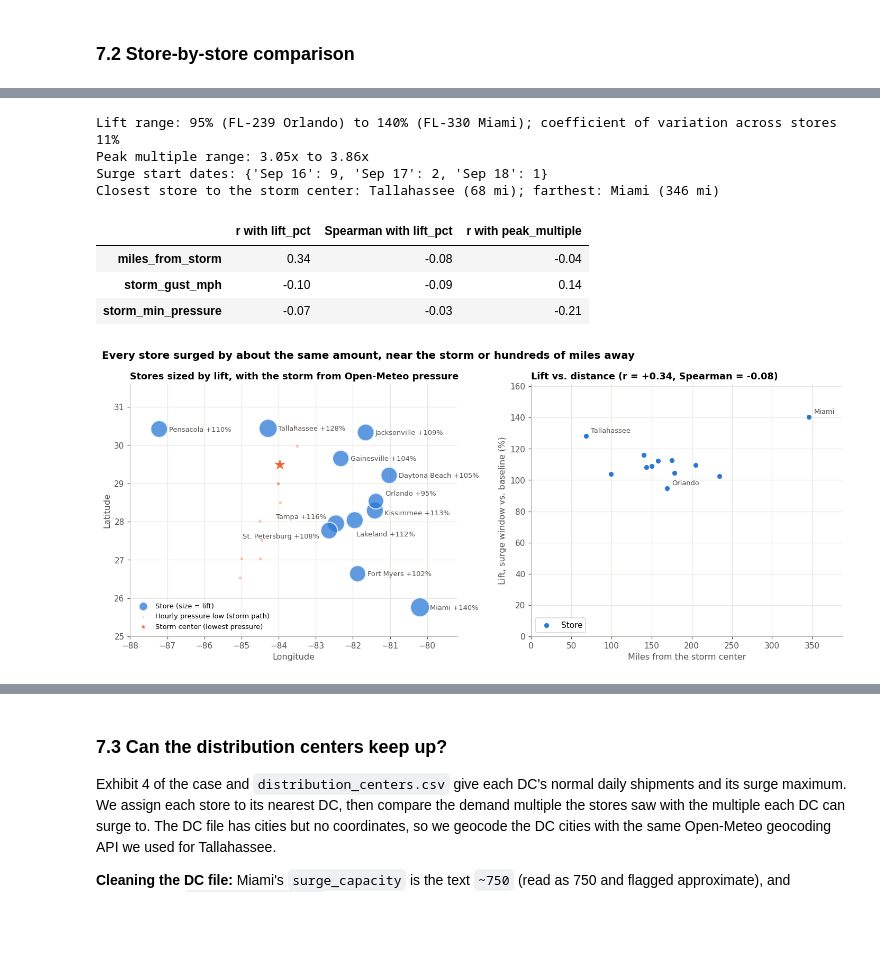
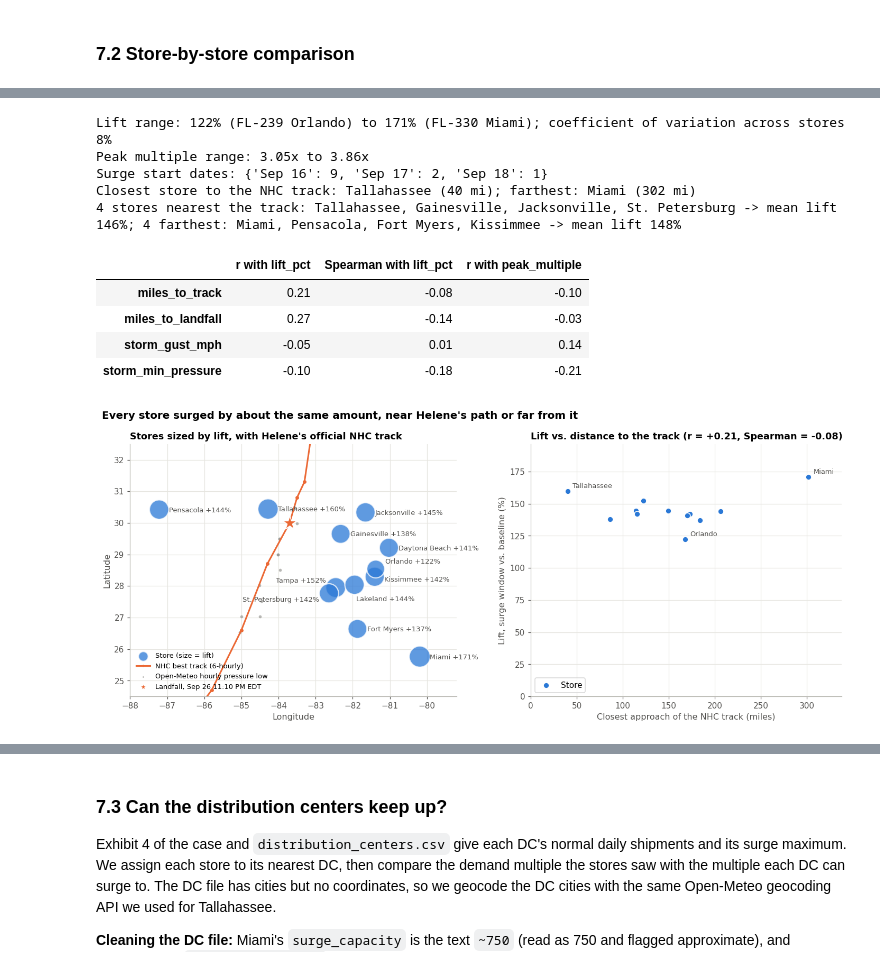
Before and after one commit to aymanr8-dot/DS-2002-Walmart-Hurricane-Project_Data-Demons-, a Jupyter notebook: notebooks/team_notebook.ipynb, the cells around one changed output, grey strips where cells are left out. Cells and saved outputs as stored; diff of their text form; code cells hidden in the pictures; blank space fills up the shorter version.

```diff
--- a/notebooks/team_notebook.ipynb
+++ b/notebooks/team_notebook.ipynb
@@ -730,9 +800,14 @@ def lift_table(df, by, base=(BASELINE_START, BASELINE_END), surge=None):
                       "surge_units_per_day": window_rate(df, *surge, by)})
     t["extra_units_per_day"] = t["surge_units_per_day"] - t["baseline_units_per_day"]
     t["lift_pct"] = 100 * (t["surge_units_per_day"] / t["baseline_units_per_day"] - 1)
+    t["rank_relative"] = t["lift_pct"].rank(ascending=False, method="min").astype(int)              # % change
+    t["rank_absolute"] = t["extra_units_per_day"].rank(ascending=False, method="min").astype(int)  # extra units/day
     return t.sort_values("lift_pct", ascending=False).round(1)
 
 cat_lift = lift_table(dated_sales, "category")
 top5 = cat_lift.head(5).index.tolist()
+moved = cat_lift[cat_lift["rank_relative"] != cat_lift["rank_absolute"]]
+print(f"Ranked by % lift, #1 is {cat_lift.index[0]}; ranked by extra units/day, #1 is {cat_lift['extra_units_per_day'].idxmax()}. "
+      f"{len(moved)} of {len(cat_lift)} categories change rank between the two.")
 cat_lift
 # %% [output]
@@ -855,13 +940,13 @@ daily_cat = dated_sales.groupby(["date", "category"])["quantity"].sum().unstack(
 fig, ax = plt.subplots(figsize=(11, 5))
 for i, c in enumerate(top5):
     ax.plot(daily_cat.index, daily_cat[c], color=PALETTE[i], label=c)
-ax.set_title("Demand rose in two steps (Sept 16, Sept 21), peaked Sept 24–25, and fell once the storm arrived")
+ax.set_title(f"Demand broke out {DEMAND_ONSET:%b %d}, climbed through the 7-day window (shaded), peaked Sept 24–25, fell at landfall")
 ax.set_ylabel("Units sold per day (12 stores)")
 ax.set_xlabel("Date (September 2024)")
 ax.set_ylim(0)
 ax.xaxis.set_major_formatter(mdates.DateFormatter("%b %d"))
 ax.axvspan(SURGE_START, SURGE_END + pd.Timedelta(days=1), color=PALETTE[1], alpha=0.08, lw=0)
-shade_windows(ax, arrival=STORM_ARRIVAL)
+shade_windows(ax, arrival=LANDFALL)
 ax.legend(loc="upper left", ncol=5, bbox_to_anchor=(0, -0.12))
 plt.tight_layout(); plt.show()
 # %% [output]
@@ -869,9 +954,16 @@ plt.tight_layout(); plt.show()
 # %%
 q1 = cat_lift
-print(f"Q1 numbers: surge window {SURGE_START:%b %d}–{SURGE_END:%b %d}; total units/day "
+print(f"Q1 numbers: surge window {SURGE_START:%b %d}–{SURGE_END:%b %d} (7 days before landfall); total units/day "
       f"{base.mean():.0f} -> {daily_units[SURGE_START:SURGE_END].mean():.0f} "
       f"(+{100 * (daily_units[SURGE_START:SURGE_END].mean() / base.mean() - 1):.0f}%)")
 for c, r in q1.head(5).iterrows():
-    print(f"  {c:<14} {r.baseline_units_per_day:>6.1f} -> {r.surge_units_per_day:>6.1f} units/day  (+{r.lift_pct:.0f}%)")
+    print(f"  {c:<14} {r.baseline_units_per_day:>6.1f} -> {r.surge_units_per_day:>6.1f} units/day (+{r.lift_pct:.0f}%, "
+          f"+{r.extra_units_per_day:.0f} units/day, absolute rank #{int(r.rank_absolute)})")
 print(f"Smallest lift: {q1.index[-1]} (+{q1['lift_pct'].iloc[-1]:.0f}%)")
+print(f"Biggest absolute increase: {q1['extra_units_per_day'].idxmax()} (+{q1['extra_units_per_day'].max():.0f} units/day)")
+for name, (a, b) in PHASES.items():
+    print(f"  {name:<30} total {phase_lift.loc['ALL CATEGORIES', name]:+.0f}%")
+print("Peak (Sep 24-25) multiple, Breakfast / Emergency:",
+      f"{1 + phase_lift.loc['Breakfast', 'window: peak (Sep 24-25)'] / 100:.1f}x /",
+      f"{1 + phase_lift.loc['Emergency', 'window: peak (Sep 24-25)'] / 100:.1f}x")
 # %% [output]
@@ -1411,6 +1650,6 @@ q4 = q4.sort_values("lift_pct", ascending=False)
 # %%
 # Does geography explain the differences? 12 stores, so these are descriptive, not significance tests.
-GEO = ["miles_from_storm", "storm_gust_mph", "storm_min_pressure"]
+GEO = ["miles_to_track", "miles_to_landfall", "storm_gust_mph", "storm_min_pressure"]
 geo = pd.DataFrame({
     "r with lift_pct": [q4["lift_pct"].corr(q4[c]) for c in GEO],
     "Spearman with lift_pct": [q4["lift_pct"].corr(q4[c], method="spearman") for c in GEO],
@@ -1421,55 +1660,61 @@ print(f"Lift range: {q4['lift_pct'].min():.0f}% ({q4['lift_pct'].idxmin()} {q4.l
       f"coefficient of variation across stores {q4['lift_pct'].std() / q4['lift_pct'].mean():.0%}")
 print(f"Peak multiple range: {q4['peak_multiple'].min():.2f}x to {q4['peak_multiple'].max():.2f}x")
 print("Surge start dates:", q4["surge_start"].dt.strftime("%b %d").value_counts().to_dict())
-print(f"Closest store to the storm center: {q4.loc[q4['miles_from_storm'].idxmin(), 'city']} "
-      f"({q4['miles_from_storm'].min():.0f} mi); farthest: {q4.loc[q4['miles_from_storm'].idxmax(), 'city']} "
-      f"({q4['miles_from_storm'].max():.0f} mi)")
+print(f"Closest store to the NHC track: {q4.loc[q4['miles_to_track'].idxmin(), 'city']} "
+      f"({q4['miles_to_track'].min():.0f} mi); farthest: {q4.loc[q4['miles_to_track'].idxmax(), 'city']} "
+      f"({q4['miles_to_track'].max():.0f} mi)")
+near = q4.nsmallest(4, "miles_to_track"); far = q4.nlargest(4, "miles_to_track")
+print(f"4 stores nearest the track: {', '.join(near['city'])} -> mean lift {near['lift_pct'].mean():.0f}%; "
+      f"4 farthest: {', '.join(far['city'])} -> mean lift {far['lift_pct'].mean():.0f}%")
 geo
 # %% [output]
-Lift range: 95% (FL-239 Orlando) to 140% (FL-330 Miami); coefficient of variation across stores 11%
+Lift range: 122% (FL-239 Orlando) to 171% (FL-330 Miami); coefficient of variation across stores 8%
 Peak multiple range: 3.05x to 3.86x
 Surge start dates: {'Sep 16': 9, 'Sep 17': 2, 'Sep 18': 1}
-Closest store to the storm center: Tallahassee (68 mi); farthest: Miami (346 mi)
+Closest store to the NHC track: Tallahassee (40 mi); farthest: Miami (302 mi)
+4 stores nearest the track: Tallahassee, Gainesville, Jacksonville, St. Petersburg -> mean lift 146%; 4 farthest: Miami, Pensacola, Fort Myers, Kissimmee -> mean lift 148%
 |  | r with lift_pct | Spearman with lift_pct | r with peak_multiple |
-| miles_from_storm | 0.34 | -0.08 | -0.04 |
-| storm_gust_mph | -0.10 | -0.09 | 0.14 |
-| storm_min_pressure | -0.07 | -0.03 | -0.21 |
+| miles_to_track | 0.21 | -0.08 | -0.10 |
+| miles_to_landfall | 0.27 | -0.14 | -0.03 |
+| storm_gust_mph | -0.05 | 0.01 | 0.14 |
+| storm_min_pressure | -0.10 | -0.18 | -0.21 |
 # %%
 # Chart: where the stores are vs. the storm, and lift vs. distance
 fig, (a1, a2) = plt.subplots(1, 2, figsize=(13, 5.6), gridspec_kw={"width_ratios": [1.05, 1]})
 a1.scatter(q4["longitude"], q4["latitude"], s=q4["lift_pct"] * 4, color=PALETTE[0], alpha=0.75, edgecolor="white",
            linewidth=1.5, label="Store (size = lift)")
 OFFSETS = {"FL-105": (-12, 6, "right"), "FL-445": (-12, -10, "right"), "FL-302": (2, -20, "left"),
            "FL-287": (12, -6, "left"), "FL-239": (12, 7, "left")}     # keeps the central-Florida labels apart
 for sid, r in q4.iterrows():
     dx, dy, ha = OFFSETS.get(sid, (12, -3, "left"))
     a1.annotate(f"{r['city']} +{r['lift_pct']:.0f}%", (r["longitude"], r["latitude"]), xytext=(dx, dy),
                 textcoords="offset points", ha=ha, fontsize=8.5, color="#52514e")
-if len(track):
-    a1.scatter(track["lon"], track["lat"], s=14, color=PALETTE[1], alpha=0.35, lw=0, label="Hourly pressure low (storm path)")
+a1.plot(nhc["lon"], nhc["lat"], color=PALETTE[1], lw=2, marker="o", ms=3.5, label="NHC best track (6-hourly)")
+if len(grid_track):
+    a1.scatter(grid_track["lon"], grid_track["lat"], s=14, color=MUTED, alpha=0.6, lw=0, label="Open-Meteo hourly pressure low")
 a1.scatter([STORM_LON], [STORM_LAT], marker="*", s=320, color=PALETTE[1], edgecolor="white", linewidth=1, zorder=5,
-           label="Storm center (lowest pressure)")
-a1.set_xlim(-88, -79.2); a1.set_ylim(25, 31.6)
+           label=f"Landfall, {LANDFALL_TIME_LOCAL:%b %d %I:%M %p} EDT")
+a1.set_xlim(-88, -79.2); a1.set_ylim(24.5, 32.5)
 a1.set_xlabel("Longitude"); a1.set_ylabel("Latitude")
-a1.set_title("Stores sized by lift, with the storm from Open-Meteo pressure", fontsize=11.5)
+a1.set_title("Stores sized by lift, with Helene's official NHC track", fontsize=11.5)
 a1.legend(loc="lower left", fontsize=8.5, markerscale=0.5)
-a2.scatter(q4["miles_from_storm"], q4["lift_pct"], s=50, color=PALETTE[0], edgecolor="white", linewidth=1, label="Store")
+a2.scatter(q4["miles_to_track"], q4["lift_pct"], s=50, color=PALETTE[0], edgecolor="white", linewidth=1, label="Store")
 for sid, r in q4.iterrows():
-    if sid in (q4["lift_pct"].idxmax(), q4["lift_pct"].idxmin(), q4["miles_from_storm"].idxmin(), q4["miles_from_storm"].idxmax()):
-        a2.annotate(r["city"], (r["miles_from_storm"], r["lift_pct"]), xytext=(6, 4), textcoords="offset points",
+    if sid in (q4["lift_pct"].idxmax(), q4["lift_pct"].idxmin(), q4["miles_to_track"].idxmin(), q4["miles_to_track"].idxmax()):
+        a2.annotate(r["city"], (r["miles_to_track"], r["lift_pct"]), xytext=(6, 4), textcoords="offset points",
                     fontsize=8.5, color="#52514e")
-a2.set_xlabel("Miles from the storm center")
+a2.set_xlabel("Closest approach of the NHC track (miles)")
 a2.set_ylabel("Lift, surge window vs. baseline (%)")
 a2.set_ylim(0, q4["lift_pct"].max() * 1.15)
-a2.set_xlim(0, q4["miles_from_storm"].max() * 1.12)
-a2.set_title(f"Lift vs. distance (r = {geo.loc['miles_from_storm', 'r with lift_pct']:+.2f}, "
-             f"Spearman = {geo.loc['miles_from_storm', 'Spearman with lift_pct']:+.2f})", fontsize=11.5)
+a2.set_xlim(0, q4["miles_to_track"].max() * 1.12)
+a2.set_title(f"Lift vs. distance to the track (r = {geo.loc['miles_to_track', 'r with lift_pct']:+.2f}, "
+             f"Spearman = {geo.loc['miles_to_track', 'Spearman with lift_pct']:+.2f})", fontsize=11.5)
 a2.legend(loc="lower left", frameon=True)
-fig.suptitle("Every store surged by about the same amount, near the storm or hundreds of miles away",
+fig.suptitle("Every store surged by about the same amount, near Helene's path or far from it",
              x=0.01, ha="left", fontsize=13, fontweight="bold")
 plt.tight_layout(); plt.show()
 # %% [output]
-[figure, old version]
+[figure, new version]
 # %%
 # Chart: category lift by store (heatmap, one sequential hue)
 cat_store = 100 * (window_rate(dated_sales, SURGE_START, SURGE_END, ["store_id", "category"]) /
```
Also changed, not shown: parts of 63 cells of this notebook.
